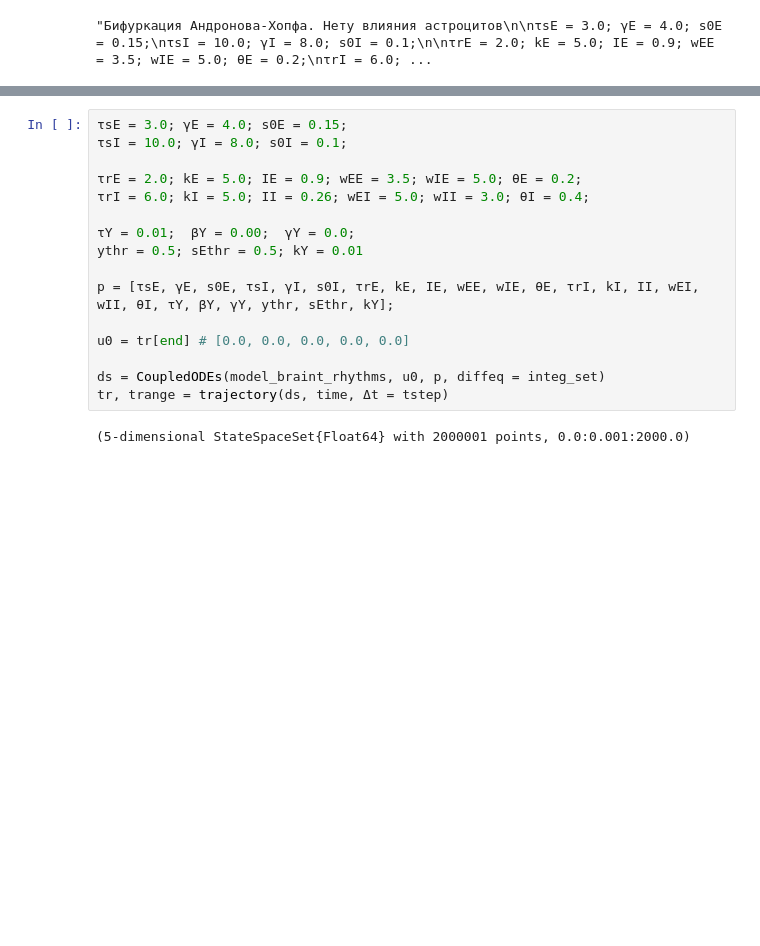
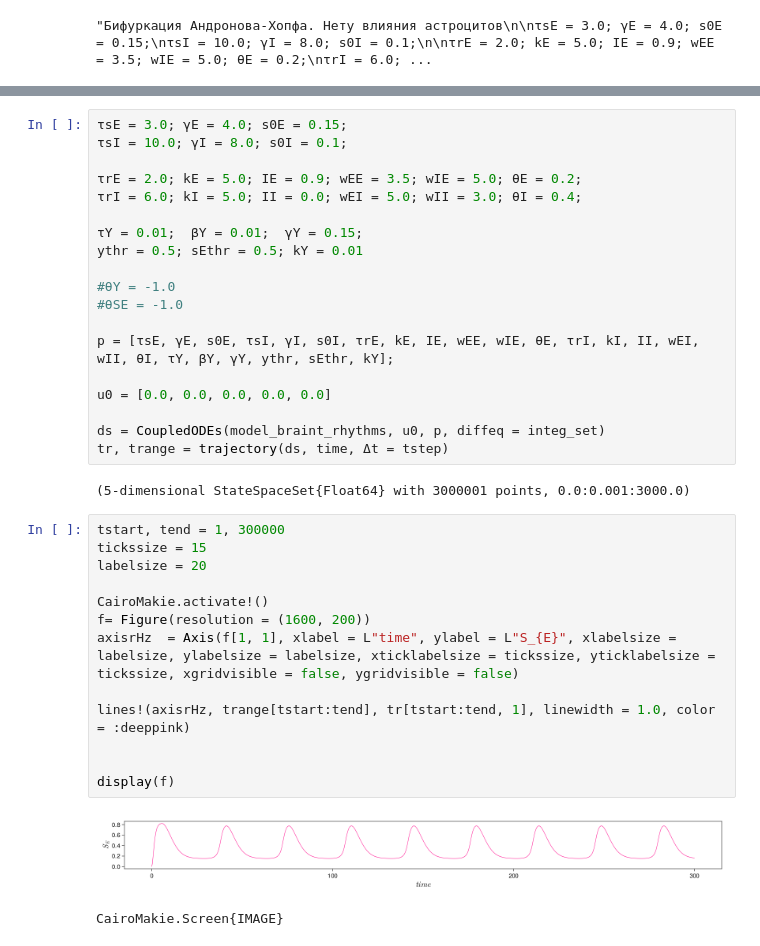
Before and after one commit to SergeyNovak777/dynamical-systems, a Jupyter notebook: brain rhythms/system.ipynb, the cells around one changed output, grey strips where cells are left out. Cells and saved outputs as stored; diff of their text form; blank space fills up the shorter version.

```diff
--- a/brain rhythms/system.ipynb
+++ b/brain rhythms/system.ipynb
@@ -62,16 +116,35 @@ ythr = 0.5; sEthr = 0.5; kY = 0.01"""
 τsI = 10.0; γI = 8.0; s0I = 0.1;
 
 τrE = 2.0; kE = 5.0; IE = 0.9; wEE = 3.5; wIE = 5.0; θE = 0.2;
-τrI = 6.0; kI = 5.0; II = 0.26; wEI = 5.0; wII = 3.0; θI = 0.4;
+τrI = 6.0; kI = 5.0; II = 0.0; wEI = 5.0; wII = 3.0; θI = 0.4;
 
-τY = 0.01;  βY = 0.00;  γY = 0.0;
+τY = 0.01;  βY = 0.01;  γY = 0.15;
 ythr = 0.5; sEthr = 0.5; kY = 0.01
+
+#θY = -1.0
+#θSE = -1.0
 
 p = [τsE, γE, s0E, τsI, γI, s0I, τrE, kE, IE, wEE, wIE, θE, τrI, kI, II, wEI, wII, θI, τY, βY, γY, ythr, sEthr, kY];
 
-u0 = tr[end] # [0.0, 0.0, 0.0, 0.0, 0.0]
+u0 = [0.0, 0.0, 0.0, 0.0, 0.0]
 
 ds = CoupledODEs(model_braint_rhythms, u0, p, diffeq = integ_set)
 tr, trange = trajectory(ds, time, Δt = tstep)
 # %% [output]
-(5-dimensional StateSpaceSet{Float64} with 2000001 points, 0.0:0.001:2000.0)
+(5-dimensional StateSpaceSet{Float64} with 3000001 points, 0.0:0.001:3000.0)
+# %%
+tstart, tend = 1, 300000
+tickssize = 15
+labelsize = 20
+
+CairoMakie.activate!()
+f= Figure(resolution = (1600, 200))
+axisrHz  = Axis(f[1, 1], xlabel = L"time", ylabel = L"S_{E}", xlabelsize = labelsize, ylabelsize = labelsize, xticklabelsize = tickssize, yticklabelsize = tickssize, xgridvisible = false, ygridvisible = false)
+
+lines!(axisrHz, trange[tstart:tend], tr[tstart:tend, 1], linewidth = 1.0, color = :deeppink)
+
+
+display(f)
+# %% [output]
+[figure, added]
+CairoMakie.Screen{IMAGE}
```
Also changed, not shown: parts of 14 cells of this notebook.
